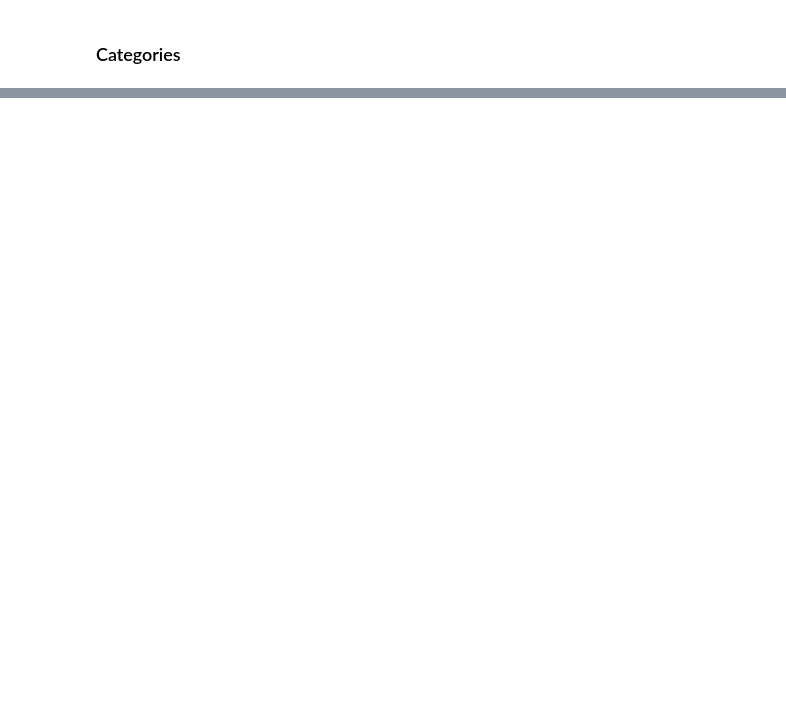
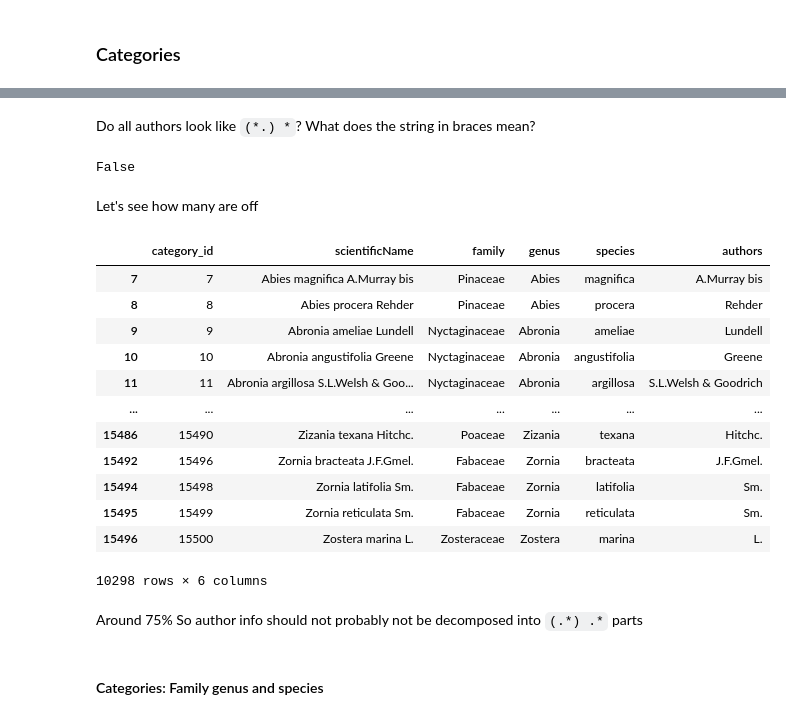
Before and after one commit to tornikeo/kaggle, a Jupyter notebook: tensorflow-starter.ipynb, the cells around one changed output, grey strips where cells are left out. Saved outputs shown, nothing was run; the diff lists cells and outputs as text; code cells hidden in the pictures; blank space fills up the shorter version.

```diff
--- a/tensorflow-starter.ipynb
+++ b/tensorflow-starter.ipynb
@@ -144,0 +204,28 @@ cats
+# %% [markdown]
+Do all authors look like `(*.) *`? What does the string in braces mean?
+# %%
+cats.authors.str.match(r'\(.*\).*').all()
+# %% [output]
+False
+# %% [markdown]
+Let's see how many are off
+# %%
+cats[~cats.authors.str.match(r'\(.*\).*')]
+# %% [output]
+|  | category_id | scientificName | family | genus | species | authors |
+| 7 | 7 | Abies magnifica A.Murray bis | Pinaceae | Abies | magnifica | A.Murray bis |
+| 8 | 8 | Abies procera Rehder | Pinaceae | Abies | procera | Rehder |
+| 9 | 9 | Abronia ameliae Lundell | Nyctaginaceae | Abronia | ameliae | Lundell |
+| 10 | 10 | Abronia angustifolia Greene | Nyctaginaceae | Abronia | angustifolia | Greene |
+| 11 | 11 | Abronia argillosa S.L.Welsh & Goo... | Nyctaginaceae | Abronia | argillosa | S.L.Welsh & Goodrich |
+| ... | ... | ... | ... | ... | ... | ... |
+| 15486 | 15490 | Zizania texana Hitchc. | Poaceae | Zizania | texana | Hitchc. |
+| 15492 | 15496 | Zornia bracteata J.F.Gmel. | Fabaceae | Zornia | bracteata | J.F.Gmel. |
+| 15494 | 15498 | Zornia latifolia Sm. | Fabaceae | Zornia | latifolia | Sm. |
+| 15495 | 15499 | Zornia reticulata Sm. | Fabaceae | Zornia | reticulata | Sm. |
+| 15496 | 15500 | Zostera marina L. | Zosteraceae | Zostera | marina | L. |
+10298 rows × 6 columns
+# %% [markdown]
+Around 75% So author info should not probably not be decomposed into `(.*) .*` parts
+# %% [markdown]
+#### Categories: Family genus and species
```
Also changed, not shown: parts of 13 cells of this notebook.
